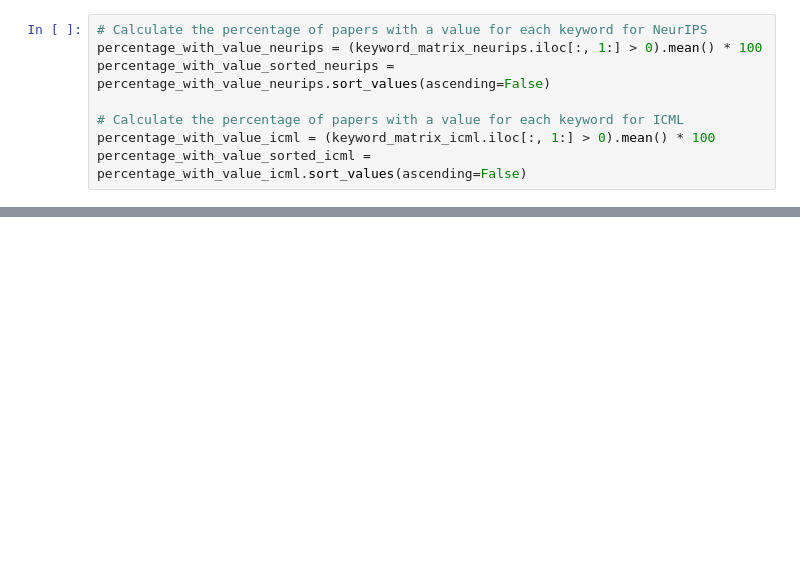
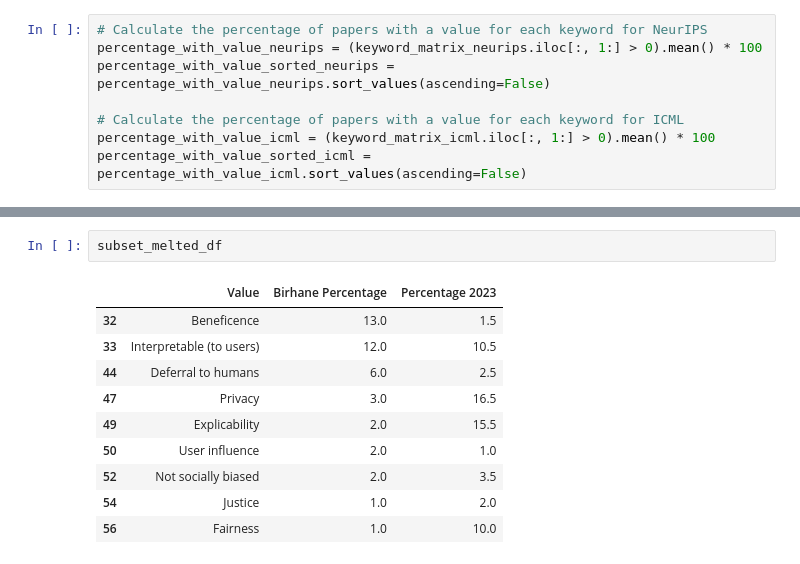
Before and after one commit to IsabelKurth/values-in-ml-research, a Jupyter notebook: analysis_and_plots.ipynb, the cells around one changed output, grey strips where cells are left out. Cells and saved outputs as stored; diff of their text form; blank space fills up the shorter version.

```diff
--- a/analysis_and_plots.ipynb
+++ b/analysis_and_plots.ipynb
@@ -369,3 +398,16 @@ plt.show()
+# %%
+subset_melted_df
+# %% [output]
+|  | Value | Birhane Percentage | Percentage 2023 |
+| 32 | Beneficence | 13.0 | 1.5 |
+| 33 | Interpretable (to users) | 12.0 | 10.5 |
+| 44 | Deferral to humans | 6.0 | 2.5 |
+| 47 | Privacy | 3.0 | 16.5 |
+| 49 | Explicability | 2.0 | 15.5 |
+| 50 | User influence | 2.0 | 1.0 |
+| 52 | Not socially biased | 2.0 | 3.5 |
+| 54 | Justice | 1.0 | 2.0 |
+| 56 | Fairness | 1.0 | 10.0 |
 # %%
 # Calculate the column sums
 column_sums_icml = keyword_matrix_icml.iloc[:, 1:].sum().sort_values(ascending=False)
```
Also changed, not shown: parts of 12 cells of this notebook, 22 other files.
